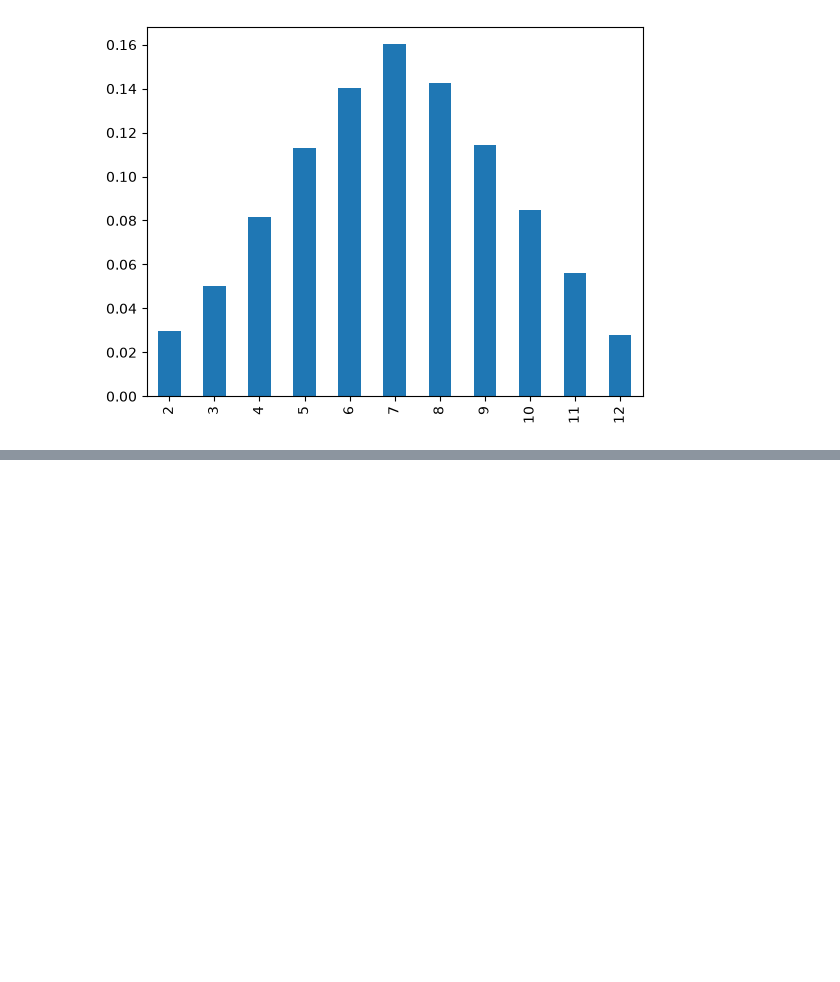
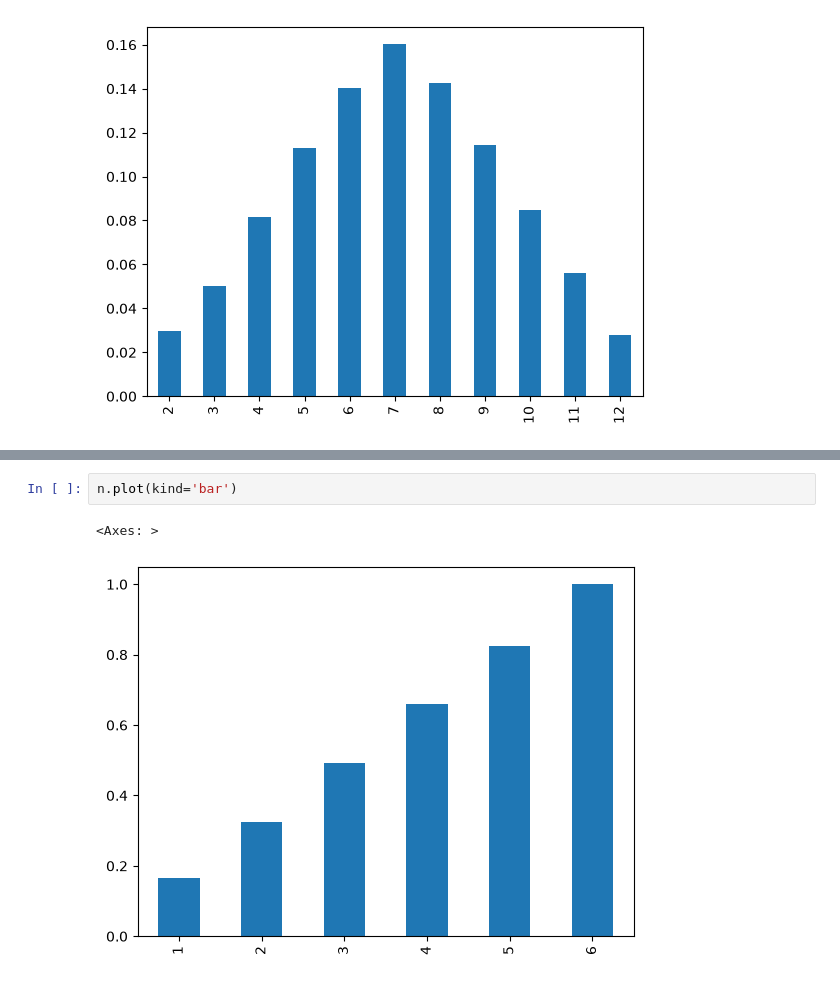
Before and after one commit to GitAnkit-hub/Statistics, a Jupyter notebook: PMF.ipynb, the cells around one changed output, grey strips where cells are left out. Saved outputs shown, nothing was run; the diff lists cells and outputs as text; blank space fills up the shorter version.

```diff
--- a/PMF.ipynb
+++ b/PMF.ipynb
@@ -79,0 +77,5 @@ plt.plot(x,y)
+# %%
+n.plot(kind='bar')
+# %% [output]
+<Axes: >
+[figure, added]
```
Also changed, not shown: parts of 6 cells of this notebook.
